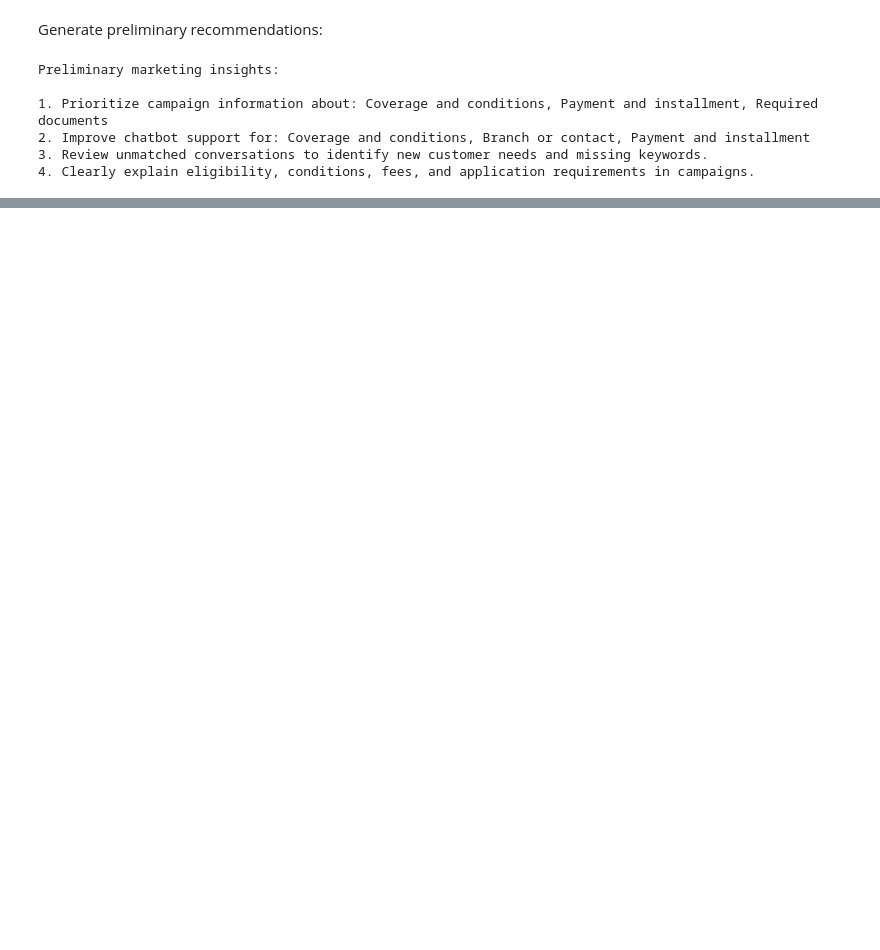
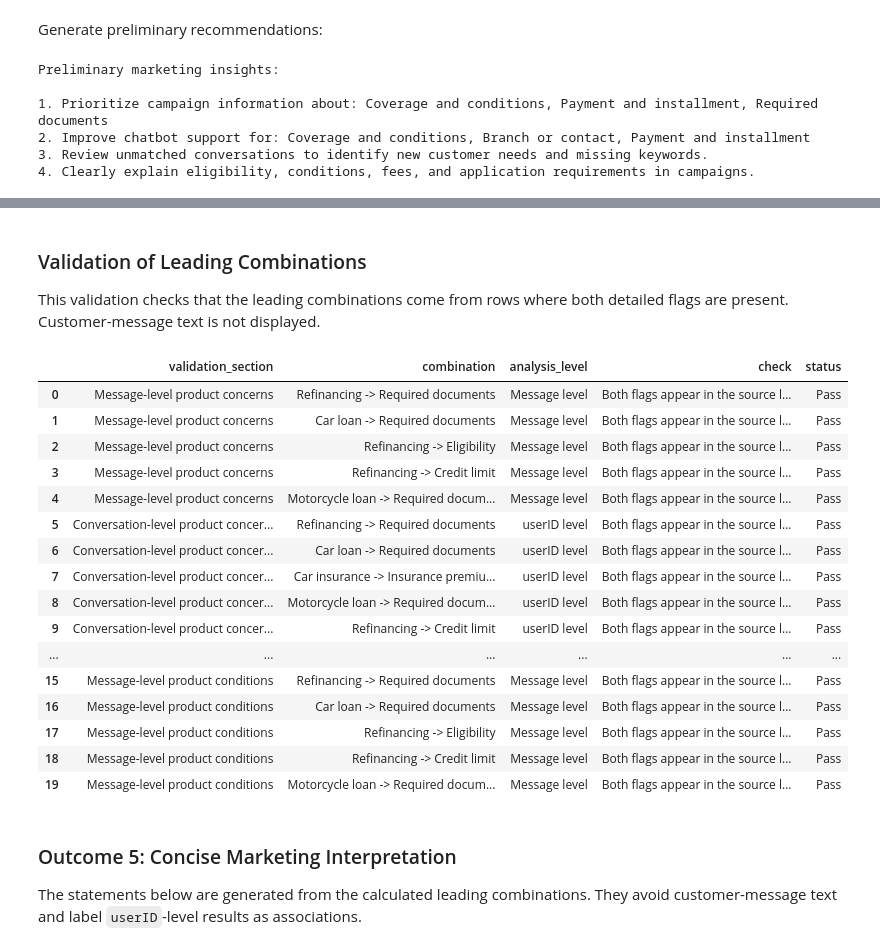
Before and after one commit to pyaesoneaung-Data/conversation-analytics, a Jupyter notebook: notebooks/Alex_KeywordSearch/03_keyword_analysis.ipynb, the cells around one changed output, grey strips where cells are left out. Drawn from its saved outputs; the diff is of its cells as text; code cells hidden in the pictures; blank space fills up the shorter version.

```diff
--- a/notebooks/Alex_KeywordSearch/03_keyword_analysis.ipynb
+++ b/notebooks/Alex_KeywordSearch/03_keyword_analysis.ipynb
@@ -433,0 +640,6 @@ Preliminary marketing insights:
+# %%
+message_product_contact_reasons = combination_summary(
+    keyword_df, specific_product_columns, contact_reason_detail_columns,
+    "Message level", "Direct co-occurrence in the same message"
+)
+message_product_contact_reasons[["rank", "combination", "analysis_level", "relationship", "evidence_level"]]
@@ -433,0 +699,6 @@ Preliminary marketing insights:
+# %%
+message_campaign_products = combination_summary(
+    keyword_df, campaign_topic_columns, specific_product_columns,
+    "Message level", "Direct co-occurrence in the same message"
+)
+message_campaign_products[["rank", "combination", "analysis_level", "relationship", "evidence_level"]]
@@ -433,0 +721,6 @@ Preliminary marketing insights:
+# %%
+message_product_conditions = combination_summary(
+    keyword_df, specific_product_columns, condition_requirement_columns,
+    "Message level", "Direct co-occurrence in the same message"
+)
+message_product_conditions[["rank", "combination", "analysis_level", "relationship", "evidence_level"]]
@@ -433,0 +758,54 @@ Preliminary marketing insights:
+# %% [markdown]
+### Validation of Leading Combinations
+
+This validation checks that the leading combinations come from rows where both detailed flags are present. Customer-message text is not displayed.
+# %%
+def validation_table(summary_table, source_df, validation_name, top_n=5):
+    rows = []
+    for _, row in summary_table.head(top_n).iterrows():
+        both_flags_detected = bool(
+            (source_df[row["left_column"]] & source_df[row["right_column"]]).any()
+        )
+        rows.append({
+            "validation_section": validation_name,
+            "combination": row["combination"],
+            "analysis_level": row["analysis_level"],
+            "check": "Both flags appear in the source level used for this table",
+            "status": "Pass" if both_flags_detected else "Review needed"
+        })
+    return pd.DataFrame(rows)
+
+validation_sections = [
+    validation_table(message_product_concerns, keyword_df, "Message-level product concerns"),
+    validation_table(conversation_product_concerns, conversation_results, "Conversation-level product concern associations"),
+    validation_table(message_product_contact_reasons, keyword_df, "Message-level contact reasons"),
+    validation_table(message_campaign_products, keyword_df, "Message-level campaign products"),
+    validation_table(message_product_conditions, keyword_df, "Message-level product conditions")
+]
+leading_combination_validation = pd.concat(
+    [table for table in validation_sections if not table.empty],
+    ignore_index=True
+)
+leading_combination_validation
+# %% [output]
+|  | validation_section | combination | analysis_level | check | status |
+| 0 | Message-level product concerns | Refinancing -> Required documents | Message level | Both flags appear in the source l... | Pass |
+| 1 | Message-level product concerns | Car loan -> Required documents | Message level | Both flags appear in the source l... | Pass |
+| 2 | Message-level product concerns | Refinancing -> Eligibility | Message level | Both flags appear in the source l... | Pass |
+| 3 | Message-level product concerns | Refinancing -> Credit limit | Message level | Both flags appear in the source l... | Pass |
+| 4 | Message-level product concerns | Motorcycle loan -> Required docum... | Message level | Both flags appear in the source l... | Pass |
+| 5 | Conversation-level product concer... | Refinancing -> Required documents | userID level | Both flags appear in the source l... | Pass |
+| 6 | Conversation-level product concer... | Car loan -> Required documents | userID level | Both flags appear in the source l... | Pass |
+| 7 | Conversation-level product concer... | Car insurance -> Insurance premiu... | userID level | Both flags appear in the source l... | Pass |
+| 8 | Conversation-level product concer... | Motorcycle loan -> Required docum... | userID level | Both flags appear in the source l... | Pass |
+| 9 | Conversation-level product concer... | Refinancing -> Credit limit | userID level | Both flags appear in the source l... | Pass |
+| ... | ... | ... | ... | ... | ... |
+| 15 | Message-level product conditions | Refinancing -> Required documents | Message level | Both flags appear in the source l... | Pass |
+| 16 | Message-level product conditions | Car loan -> Required documents | Message level | Both flags appear in the source l... | Pass |
+| 17 | Message-level product conditions | Refinancing -> Eligibility | Message level | Both flags appear in the source l... | Pass |
+| 18 | Message-level product conditions | Refinancing -> Credit limit | Message level | Both flags appear in the source l... | Pass |
+| 19 | Message-level product conditions | Motorcycle loan -> Required docum... | Message level | Both flags appear in the source l... | Pass |
+# %% [markdown]
+### Outcome 5: Concise Marketing Interpretation
+
+The statements below are generated from the calculated leading combinations. They avoid customer-message text and label `userID`-level results as associations.
```
Also changed, not shown: parts of 30 cells of this notebook, 8 other files.
